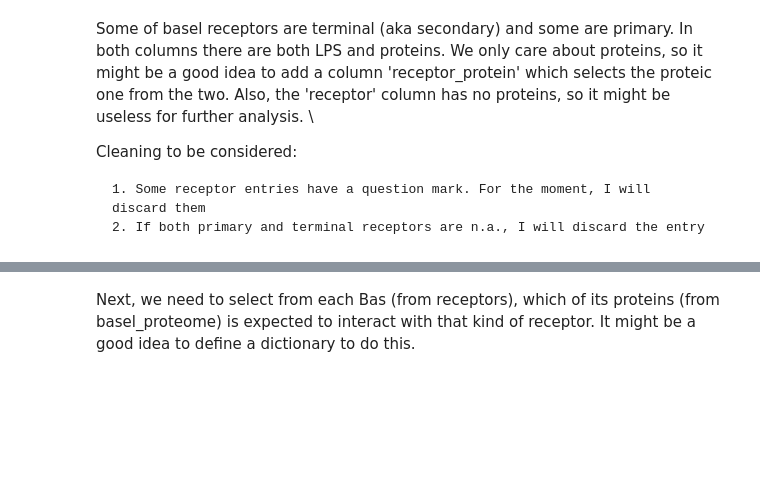
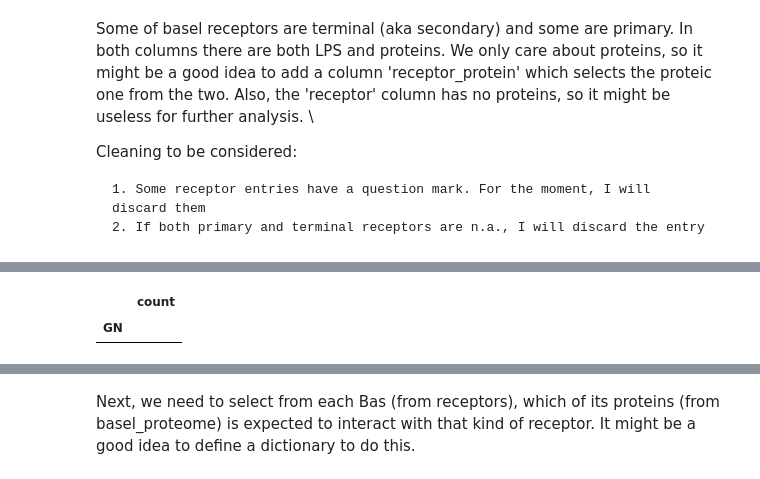
Before and after one commit to Drivahah/Predicting-phage-host-interaction-with-Language-Models, a Jupyter notebook: phage_host_protein_pair/notebooks/01_data_exploration_and_labelling.ipynb, the cells around one changed output, grey strips where cells are left out. Saved outputs shown, nothing was run; the diff lists cells and outputs as text; code cells hidden in the pictures; blank space fills up the shorter version.

```diff
--- a/phage_host_protein_pair/notebooks/01_data_exploration_and_labelling.ipynb
+++ b/phage_host_protein_pair/notebooks/01_data_exploration_and_labelling.ipynb
@@ -299,3 +306,12 @@ See the caveats in the documentation: https://pandas.pydata.org/pandas-docs/stab
 | 71 | n.a. | Tequatrovirus | Escherichia phage T4D (reference) | myovirus | n.a. | OmpC |
 | 72 | n.a. | Tequatrovirus | Escherichia phage T6 (reference) | myovirus | n.a. | Tsx |
 | 75 | n.a. | Lambdavirus | Escherichia phage lambdavir (refe... | siphovirus | n.a. | LamB |
+# %%
+# Count occurences in k12_proteome of each GN
+GN_count = k12_proteome.df['GN'].str.lower().value_counts().to_frame()
+
+# Display when it is higher than 1
+display(GN_count[GN_count['count'] != 1])
+# %% [output]
+|  | count |
+| GN |  |
```
Also changed, not shown: parts of 5 cells of this notebook, 1 other file.
